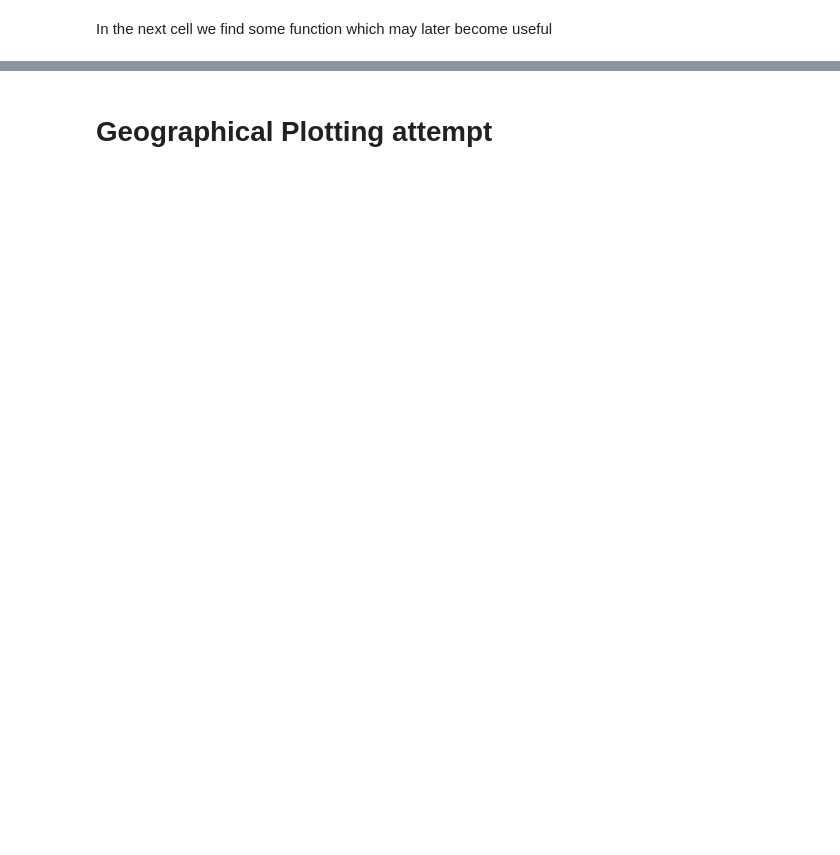
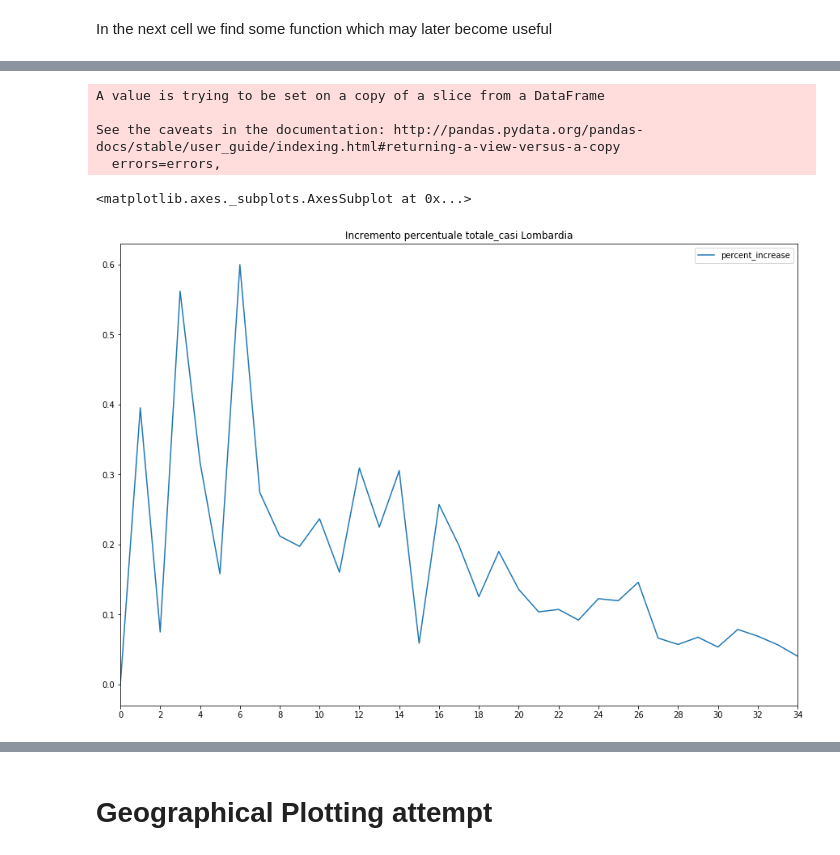
Before and after one commit to simonegiancola09/covid-19-Analysis, a Jupyter notebook: Covid.ipynb, the cells around one changed output, grey strips where cells are left out. Saved outputs shown, nothing was run; the diff lists cells and outputs as text; code cells hidden in the pictures; blank space fills up the shorter version.

```diff
--- a/Covid.ipynb
+++ b/Covid.ipynb
@@ -289,3 +226,60 @@ compute_perc_increase(regioni,"totale_casi")
+# %%
+#def compute_perc_increase(df,feature):
+#    feat = df[feature].copy()
+#    feat=feat.pct_change()
+#    increase=pd.DataFrame(data=feat, index=df.index)
+#    increase.set_axis(['percent_increase'], axis=1, inplace=True)
+#    if not increase.columns.any=='day':
+#        increase.insert(0,column='day',value=df['day']) #->non è generale, in alcuni casi day c'è già, quindi dà errore
+#    increase.fillna(0,inplace=True)
+#    return increase
+
+
+def compute_increase(df,feature):
+    feat = df[feature].copy()
+    feat=np.array(feat)
+    incr=feat.copy()
+    incr[1:]=feat[1:]-feat[:-1]
+    increase=pd.DataFrame(data=incr, index=df.index)
+    increase.set_axis(['increase'], axis=1, inplace=True)
+    if not increase.columns.any=='day':
+        increase.insert(0,column='day',value=df['day'])
+    return increase
+
+
+
+def compute_perc_increase(df_name,feature, where=None):
+    if df_name=="province":
+        df=get_provincia(where)
+    elif df_name=="regioni":
+        df=get_regione(where)
+    else:
+        df=nazione
+    increase=pd.DataFrame(data=df[feature].pct_change(), index=df.index)
+    increase.set_axis(['percent_increase'], axis=1, inplace=True)
+    if not increase.columns.any=='day':
+        increase.insert(0,column='day',value=df['day'])
+    increase.fillna(0,inplace=True)
+    if not np.isfinite(increase['percent_increase']).all():
+        aux=increase.loc[increase['percent_increase'] == np.inf]
+        to_del=np.arange(aux.iloc[0].name+1)
+        increase.drop(to_del, inplace=True)
+    #increase.set_index("day", inplace=True)
+
+    return increase
+
+#Ho cambiato leggermente per farla funzionare, e poi automaticamente "pulisce" degli 0 e infinito
+feature="totale_casi"
+where="Lombardia"
+inds_X=np.arange(len(nazione))[::2]
+compute_perc_increase("regioni",feature, where).plot(figsize=(15,10.5),xticks=inds_X, title="Incremento percentuale " + feature + " " + where)
+# %% [output]
+A value is trying to be set on a copy of a slice from a DataFrame
+
+See the caveats in the documentation: http://pandas.pydata.org/pandas-docs/stable/user_guide/indexing.html#returning-a-view-versus-a-copy
+  errors=errors,
+<matplotlib.axes._subplots.AxesSubplot at 0x...>
+[figure, added]
 # %%
 #Indice: rapporto fra il numero di nuovi positivi (NP) e il numero totale di attualmente positivi
 
```
Also changed, not shown: parts of 35 cells of this notebook.
